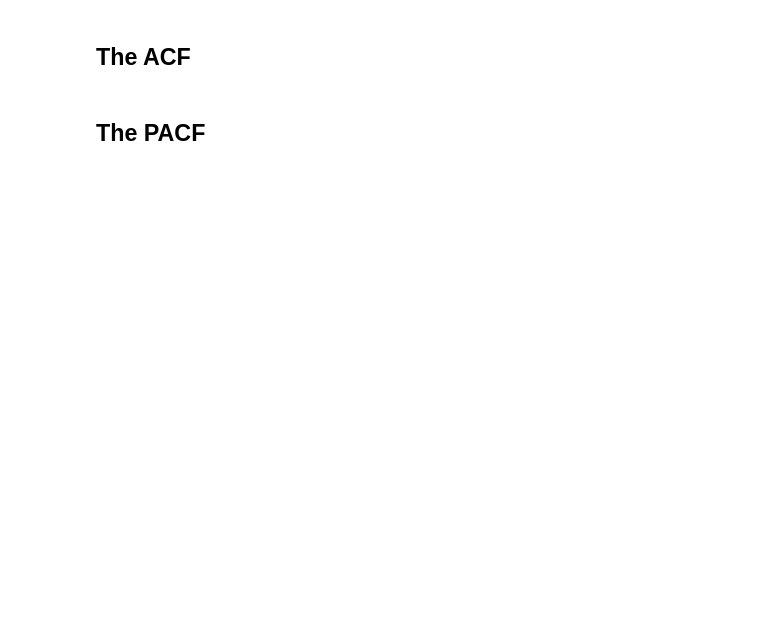
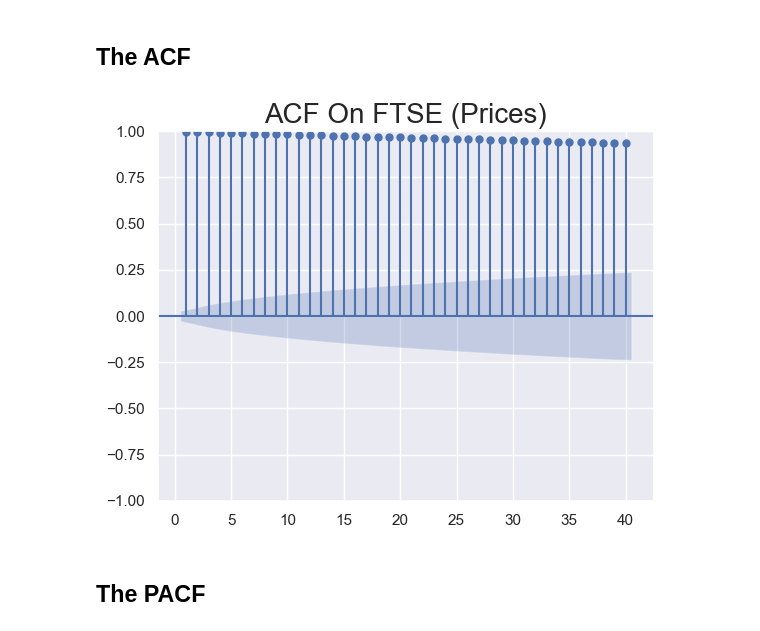
Before and after one commit to PradhumanSoni/Time-Series-Analysis, a Jupyter notebook: code_files/Section 7 (Prices) - The AR Model - Template .ipynb, the cells around one changed output. Drawn from its saved outputs; the diff is of its cells as text; code cells hidden in the pictures; blank space fills up the shorter version.

```diff
--- a/code_files/Section 7 (Prices) - The AR Model - Template .ipynb
+++ b/code_files/Section 7 (Prices) - The AR Model - Template .ipynb
@@ -18,7 +18,7 @@ df_comp=raw_csv_data.copy()
 df_comp.date = pd.to_datetime(df_comp.date, dayfirst = True)
 df_comp.set_index("date", inplace=True)
 df_comp=df_comp.asfreq('b')
-df_comp=df_comp.fillna(method='ffill')
+df_comp=df_comp.ffill()
 # %%
 df_comp['market_value']=df_comp.ftse # we will work on footsie prices !!
 # %%
@@ -31,4 +43,10 @@ df, df_test = df_comp.iloc[:size], df_comp.iloc[size:]
 # %% [markdown]
 ## The ACF
+# %%
+sgt.plot_acf(df.market_value,lags=40,zero=False)
+plt.title("ACF On FTSE (Prices)",size=20)
+plt.show()
+# %% [output]
+[figure, added]
 # %% [markdown]
 ## The PACF
```
Also changed, not shown: parts of 7 cells of this notebook, 1 other file.
